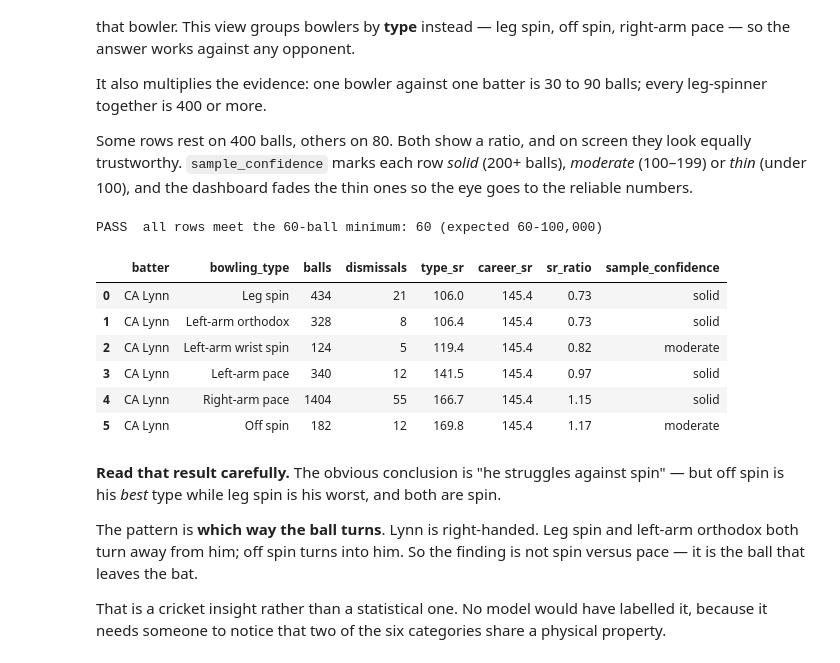
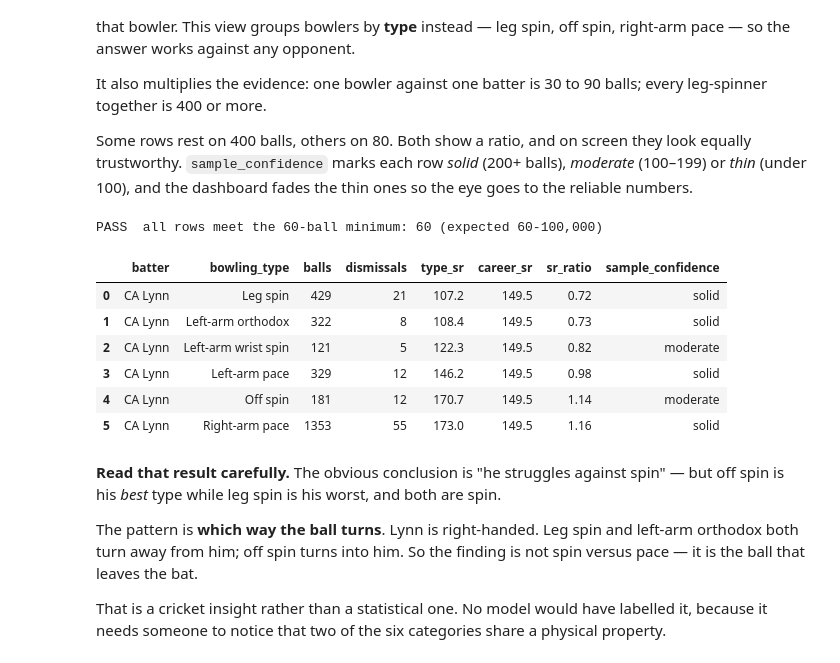
Before and after one commit to Harish-Thota1/bbl-cricket-analytics, a Jupyter notebook: bbl_scouting_pipeline_final.ipynb, the cells around one changed output. Drawn from its saved outputs; the diff is of its cells as text; code cells hidden in the pictures.

```diff
--- a/bbl_scouting_pipeline_final.ipynb
+++ b/bbl_scouting_pipeline_final.ipynb
@@ -104,23 +65,0 @@ print(pd.DataFrame(rows).to_string(index=False))
-# %%
-### Bowling-type minimum (chosen: 60)
-rows = []
-for n in [30, 60, 100, 150, 200]:
-    r = query(f"""
-        WITH baseline AS (
-            SELECT batter_id FROM fact_delivery
-            GROUP BY batter_id HAVING COUNT(*) >= {BASELINE_MIN_BALLS}
-        )
-        SELECT COUNT(*) AS type_rows, COUNT(DISTINCT batter_id) AS batters
-        FROM (SELECT f.batter_id, s.style_group
-              FROM fact_delivery f
-              JOIN dim_player p   ON f.bowler_id = p.registry_id
-              JOIN bowler_style s ON p.player_name = s.player_name
-              WHERE f.batter_id IN (SELECT batter_id FROM baseline)
-              GROUP BY f.batter_id, s.style_group
-              HAVING COUNT(*) >= {n}) x
-    """).iloc[0]
-    rows.append({"min_balls": n, "type_rows": int(r.type_rows), "batters": int(r.batters),
-                 "types_per_batter": round(r.type_rows / r.batters, 1)})
-
-print(f"Bowling-type minimum (chosen: {TYPE_MIN_BALLS})\n")
-print(pd.DataFrame(rows).to_string(index=False))
@@ -1009,44 +1083,44 @@ the reliable numbers.
 # %%
 run_sql(f"""
 CREATE OR REPLACE VIEW v_bowler_type AS
 WITH baseline AS (
-    SELECT batter_id, ROUND(100.0*SUM(runs_off_bat)/COUNT(*),1) AS career_sr
-    FROM fact_delivery GROUP BY batter_id HAVING COUNT(*) >= {BASELINE_MIN_BALLS}
+    SELECT batter_id, ROUND(100.0*SUM(runs_off_bat)/SUM(ball_faced),1) AS career_sr
+    FROM fact_delivery GROUP BY batter_id HAVING SUM(ball_faced) >= {BASELINE_MIN_BALLS}
 ),
 by_type AS (
-    SELECT f.batter_id, s.style_group, COUNT(*) AS balls,
+    SELECT f.batter_id, s.style_group, SUM(f.ball_faced) AS balls,
            SUM(CASE WHEN f.bowler_wicket THEN 1 ELSE 0 END) AS dismissals,
-           ROUND(100.0*SUM(f.runs_off_bat)/COUNT(*),1) AS type_sr
+           ROUND(100.0*SUM(f.runs_off_bat)/SUM(f.ball_faced),1) AS type_sr
     FROM fact_delivery f
     JOIN dim_player p   ON f.bowler_id = p.registry_id
     JOIN bowler_style s ON p.player_name = s.player_name
     GROUP BY f.batter_id, s.style_group
-    HAVING COUNT(*) >= {TYPE_MIN_BALLS}
+    HAVING SUM(f.ball_faced) >= {TYPE_MIN_BALLS}
 )
 SELECT bat.player_name AS batter, t.style_group AS bowling_type,
        t.balls, t.dismissals, t.type_sr, b.career_sr,
        ROUND(t.type_sr / b.career_sr, 2) AS sr_ratio,
        CASE WHEN t.balls >= 200 THEN 'solid'
             WHEN t.balls >= 100 THEN 'moderate'
             ELSE 'thin' END AS sample_confidence
 FROM by_type t
 JOIN baseline b     ON t.batter_id = b.batter_id
 JOIN dim_player bat ON t.batter_id = bat.registry_id;
 """)
 
 check(f"all rows meet the {TYPE_MIN_BALLS}-ball minimum",
       int(scalar("SELECT MIN(balls) FROM v_bowler_type")), lo=TYPE_MIN_BALLS, hi=100000)
 
 query("SELECT * FROM v_bowler_type WHERE batter='CA Lynn' ORDER BY sr_ratio")
 # %% [output]
 PASS  all rows meet the 60-ball minimum: 60 (expected 60-100,000)
 |  | batter | bowling_type | balls | dismissals | type_sr | career_sr | sr_ratio | sample_confidence |
-| 0 | CA Lynn | Leg spin | 434 | 21 | 106.0 | 145.4 | 0.73 | solid |
-| 1 | CA Lynn | Left-arm orthodox | 328 | 8 | 106.4 | 145.4 | 0.73 | solid |
-| 2 | CA Lynn | Left-arm wrist spin | 124 | 5 | 119.4 | 145.4 | 0.82 | moderate |
-| 3 | CA Lynn | Left-arm pace | 340 | 12 | 141.5 | 145.4 | 0.97 | solid |
-| 4 | CA Lynn | Right-arm pace | 1404 | 55 | 166.7 | 145.4 | 1.15 | solid |
-| 5 | CA Lynn | Off spin | 182 | 12 | 169.8 | 145.4 | 1.17 | moderate |
+| 0 | CA Lynn | Leg spin | 429 | 21 | 107.2 | 149.5 | 0.72 | solid |
+| 1 | CA Lynn | Left-arm orthodox | 322 | 8 | 108.4 | 149.5 | 0.73 | solid |
+| 2 | CA Lynn | Left-arm wrist spin | 121 | 5 | 122.3 | 149.5 | 0.82 | moderate |
+| 3 | CA Lynn | Left-arm pace | 329 | 12 | 146.2 | 149.5 | 0.98 | solid |
+| 4 | CA Lynn | Off spin | 181 | 12 | 170.7 | 149.5 | 1.14 | moderate |
+| 5 | CA Lynn | Right-arm pace | 1353 | 55 | 173.0 | 149.5 | 1.16 | solid |
 # %% [markdown]
 **Read that result carefully.** The obvious conclusion is "he struggles against spin" — but
 off spin is his *best* type while leg spin is his worst, and both are spin.
```
Also changed, not shown: parts of 28 cells of this notebook.
